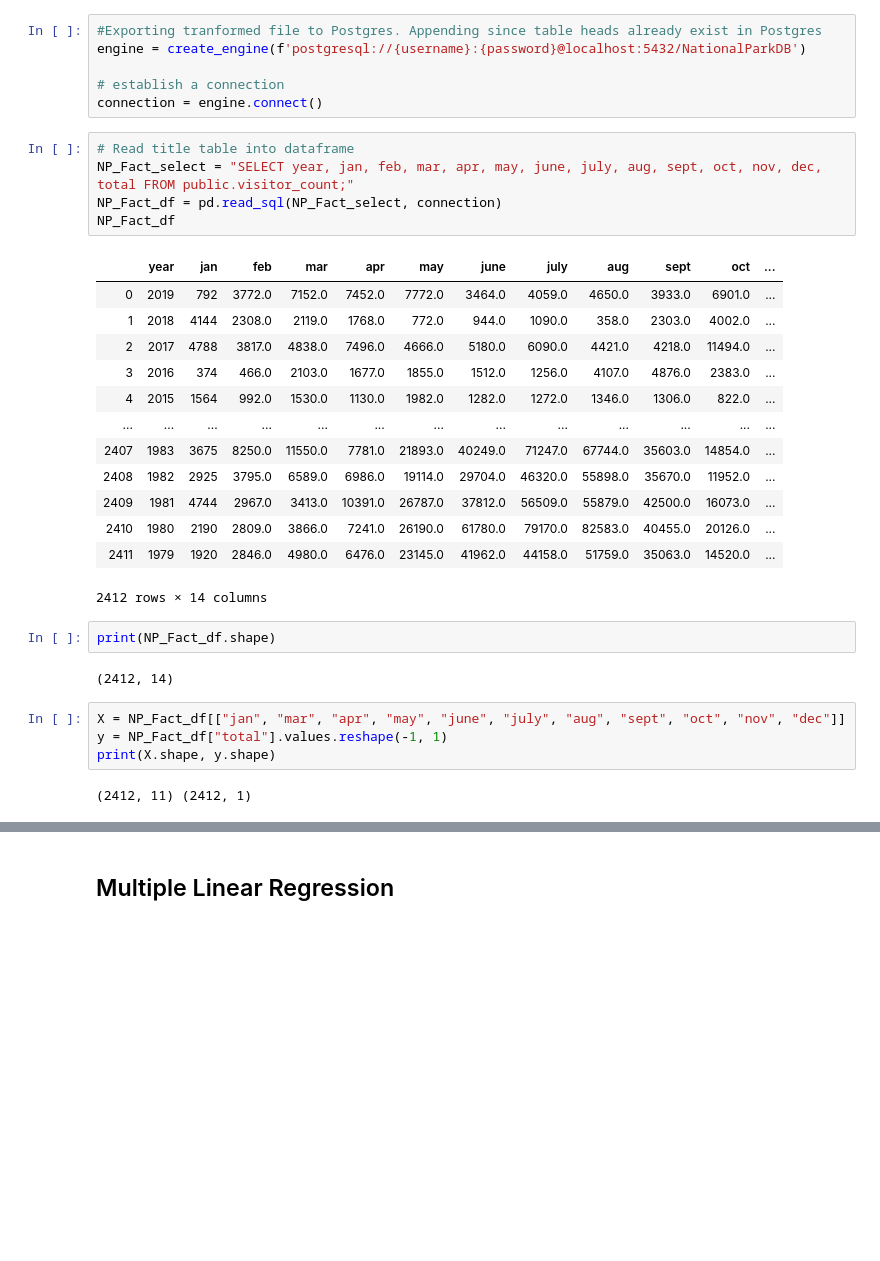
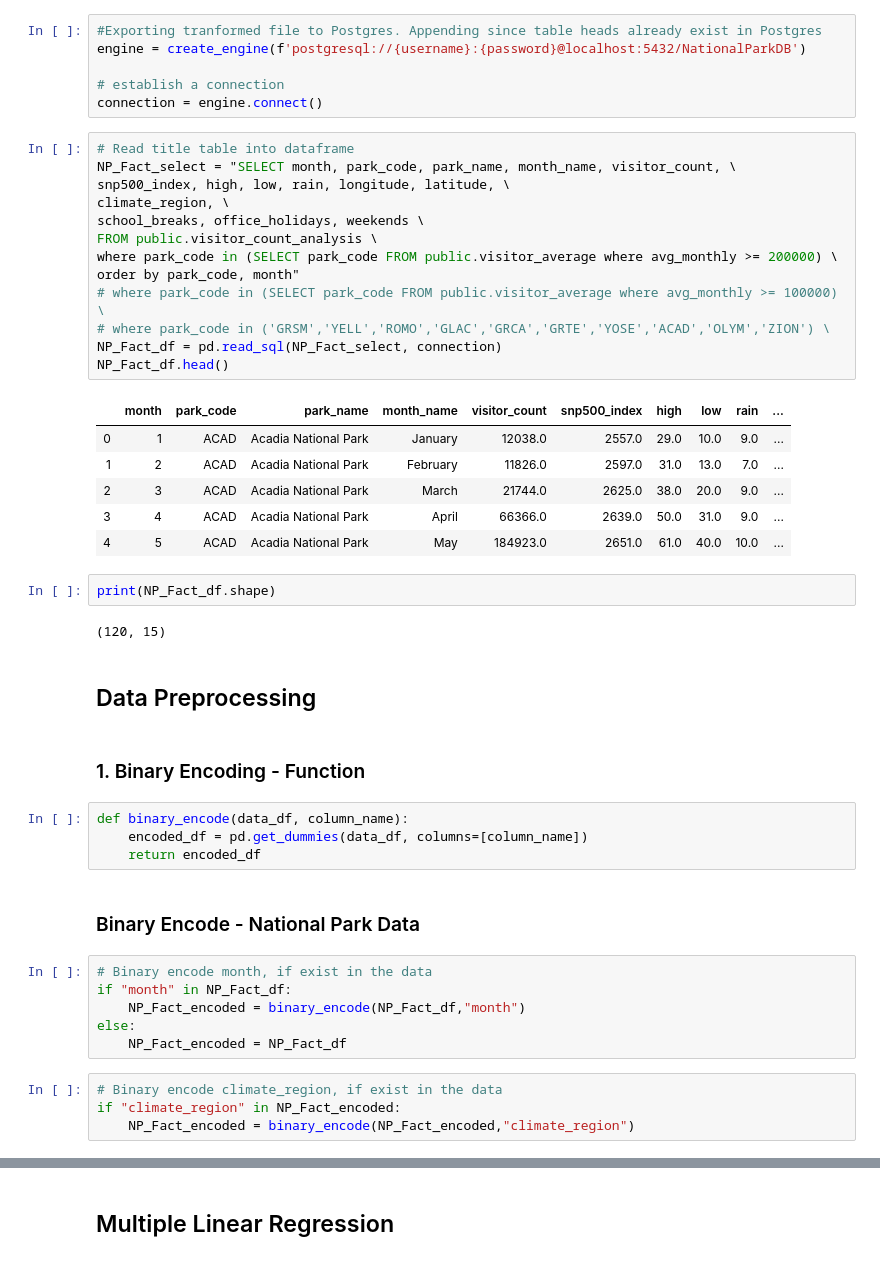
Before and after one commit to gkumar24/America-The-Beautiful, a Jupyter notebook: MultipleLinearRegression.ipynb, the cells around one changed output, grey strips where cells are left out. Drawn from its saved outputs; the diff is of its cells as text; blank space fills up the shorter version.

```diff
--- a/MultipleLinearRegression.ipynb
+++ b/MultipleLinearRegression.ipynb
@@ -17,32 +17,47 @@ engine = create_engine(f'postgresql://{username}:{password}@localhost:5432/Natio
 
 # establish a connection
 connection = engine.connect()
-# %%
-# Read title table into dataframe
-NP_Fact_select = "SELECT year, jan, feb, mar, apr, may, june, july, aug, sept, oct, nov, dec, total FROM public.visitor_count;"
-NP_Fact_df = pd.read_sql(NP_Fact_select, connection)
-NP_Fact_df
-# %% [output]
-|  | year | jan | feb | mar | apr | may | june | july | aug | sept | oct | ... |
-| 0 | 2019 | 792 | 3772.0 | 7152.0 | 7452.0 | 7772.0 | 3464.0 | 4059.0 | 4650.0 | 3933.0 | 6901.0 | ... |
-| 1 | 2018 | 4144 | 2308.0 | 2119.0 | 1768.0 | 772.0 | 944.0 | 1090.0 | 358.0 | 2303.0 | 4002.0 | ... |
-| 2 | 2017 | 4788 | 3817.0 | 4838.0 | 7496.0 | 4666.0 | 5180.0 | 6090.0 | 4421.0 | 4218.0 | 11494.0 | ... |
-| 3 | 2016 | 374 | 466.0 | 2103.0 | 1677.0 | 1855.0 | 1512.0 | 1256.0 | 4107.0 | 4876.0 | 2383.0 | ... |
-| 4 | 2015 | 1564 | 992.0 | 1530.0 | 1130.0 | 1982.0 | 1282.0 | 1272.0 | 1346.0 | 1306.0 | 822.0 | ... |
-| ... | ... | ... | ... | ... | ... | ... | ... | ... | ... | ... | ... | ... |
-| 2407 | 1983 | 3675 | 8250.0 | 11550.0 | 7781.0 | 21893.0 | 40249.0 | 71247.0 | 67744.0 | 35603.0 | 14854.0 | ... |
-| 2408 | 1982 | 2925 | 3795.0 | 6589.0 | 6986.0 | 19114.0 | 29704.0 | 46320.0 | 55898.0 | 35670.0 | 11952.0 | ... |
-| 2409 | 1981 | 4744 | 2967.0 | 3413.0 | 10391.0 | 26787.0 | 37812.0 | 56509.0 | 55879.0 | 42500.0 | 16073.0 | ... |
-| 2410 | 1980 | 2190 | 2809.0 | 3866.0 | 7241.0 | 26190.0 | 61780.0 | 79170.0 | 82583.0 | 40455.0 | 20126.0 | ... |
-| 2411 | 1979 | 1920 | 2846.0 | 4980.0 | 6476.0 | 23145.0 | 41962.0 | 44158.0 | 51759.0 | 35063.0 | 14520.0 | ... |
-2412 rows × 14 columns
+# %%
+# Read title table into dataframe
+NP_Fact_select = "SELECT month, park_code, park_name, month_name, visitor_count, \
+snp500_index, high, low, rain, longitude, latitude, \
+climate_region, \
+school_breaks, office_holidays, weekends \
+FROM public.visitor_count_analysis \
+where park_code in (SELECT park_code FROM public.visitor_average where avg_monthly >= 200000) \
+order by park_code, month"
+# where park_code in (SELECT park_code FROM public.visitor_average where avg_monthly >= 100000) \
+# where park_code in ('GRSM','YELL','ROMO','GLAC','GRCA','GRTE','YOSE','ACAD','OLYM','ZION') \
+NP_Fact_df = pd.read_sql(NP_Fact_select, connection)
+NP_Fact_df.head()
+# %% [output]
+|  | month | park_code | park_name | month_name | visitor_count | snp500_index | high | low | rain | ... |
+| 0 | 1 | ACAD | Acadia National Park | January | 12038.0 | 2557.0 | 29.0 | 10.0 | 9.0 | ... |
+| 1 | 2 | ACAD | Acadia National Park | February | 11826.0 | 2597.0 | 31.0 | 13.0 | 7.0 | ... |
+| 2 | 3 | ACAD | Acadia National Park | March | 21744.0 | 2625.0 | 38.0 | 20.0 | 9.0 | ... |
+| 3 | 4 | ACAD | Acadia National Park | April | 66366.0 | 2639.0 | 50.0 | 31.0 | 9.0 | ... |
+| 4 | 5 | ACAD | Acadia National Park | May | 184923.0 | 2651.0 | 61.0 | 40.0 | 10.0 | ... |
 # %%
 print(NP_Fact_df.shape)
 # %% [output]
-(2412, 14)
+(120, 15)
-# %%
-X = NP_Fact_df[["jan", "mar", "apr", "may", "june", "july", "aug", "sept", "oct", "nov", "dec"]]
-y = NP_Fact_df["total"].values.reshape(-1, 1)
-print(X.shape, y.shape)
-# %% [output]
-(2412, 11) (2412, 1)
+# %% [markdown]
+## Data Preprocessing
+# %% [markdown]
+### 1. Binary Encoding - Function
+# %%
+def binary_encode(data_df, column_name):
+    encoded_df = pd.get_dummies(data_df, columns=[column_name])
+    return encoded_df
+# %% [markdown]
+### Binary Encode - National Park Data
+# %%
+# Binary encode month, if exist in the data
+if "month" in NP_Fact_df:
+    NP_Fact_encoded = binary_encode(NP_Fact_df,"month")
+else:
+    NP_Fact_encoded = NP_Fact_df
+# %%
+# Binary encode climate_region, if exist in the data
+if "climate_region" in NP_Fact_encoded:
+    NP_Fact_encoded = binary_encode(NP_Fact_encoded,"climate_region")
```
Also changed, not shown: parts of 15 cells of this notebook, 35 other files.
